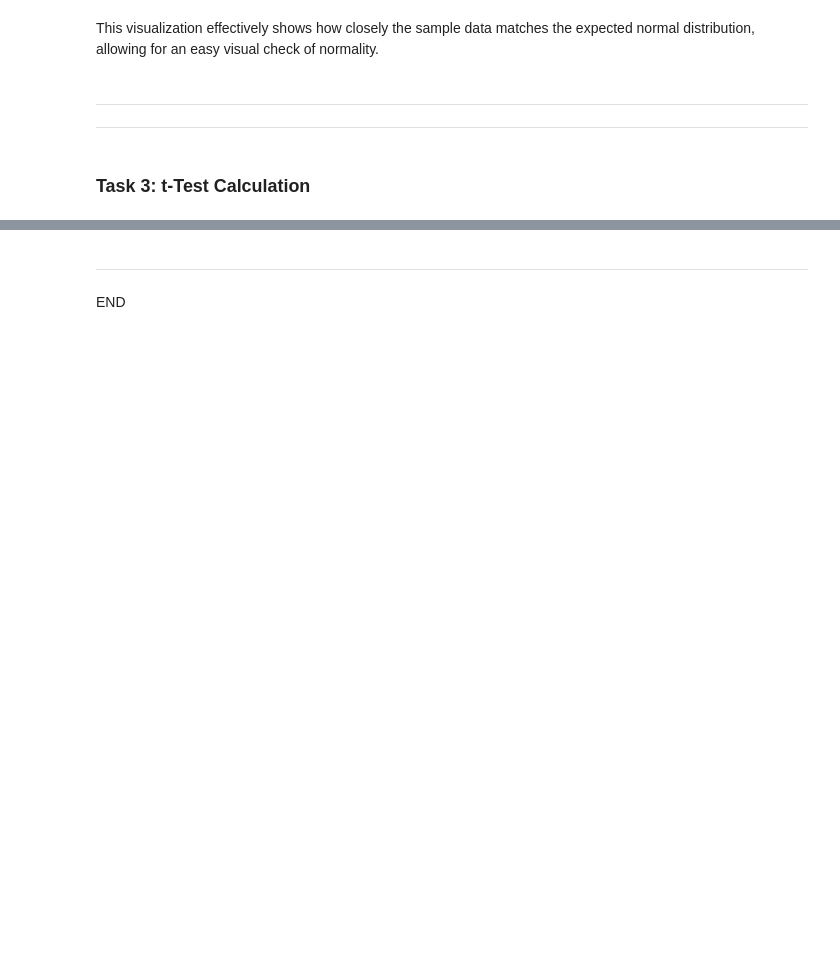
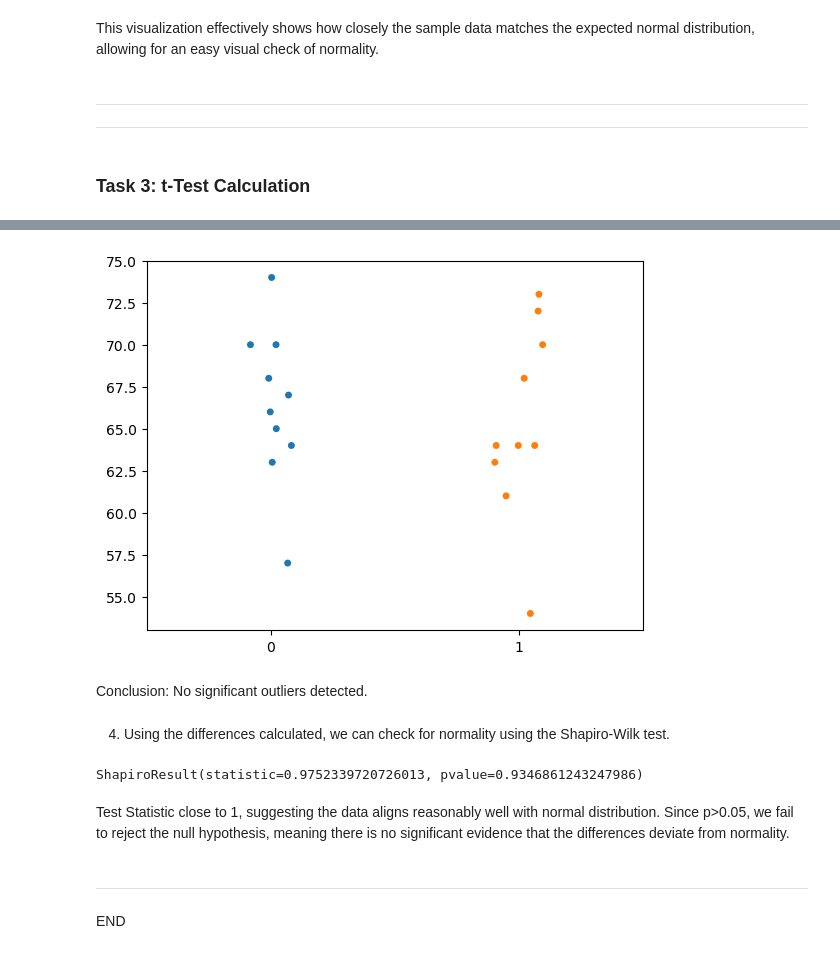
Before and after one commit to YuliiaKharchenko/applied_statistics, a Jupyter notebook: tasks.ipynb, the cells around one changed output, grey strips where cells are left out. Drawn from its saved outputs; the diff is of its cells as text; code cells hidden in the pictures; blank space fills up the shorter version.

Commit message:
Task3 t-test Hypotheses+assumptions

```diff
--- a/tasks.ipynb
+++ b/tasks.ipynb
@@ -298,3 +378,19 @@ This visualization effectively shows how closely the sample data matches the exp
+# %%
+# Create a strip plot.
+sns.stripplot(data=[before,after]);
+# %% [output]
+[figure, added]
+# %% [markdown]
+Conclusion: No significant outliers detected.
+# %% [markdown]
+4. Using the differences calculated, we can check for normality using the Shapiro-Wilk test.
+# %%
+# Perform the Shapiro Wilk test.
+stats.shapiro(differences)
+# %% [output]
+ShapiroResult(statistic=0.9752339720726013, pvalue=0.9346861243247986)
+# %% [markdown]
+Test Statistic сlose to 1, suggesting the data aligns reasonably well with normal distribution. Since p>0.05, we fail to reject the null hypothesis, meaning there is no significant evidence that the differences deviate from normality.
 # %% [markdown]
 ***
 
```
Also changed, not shown: parts of 23 cells of this notebook.
